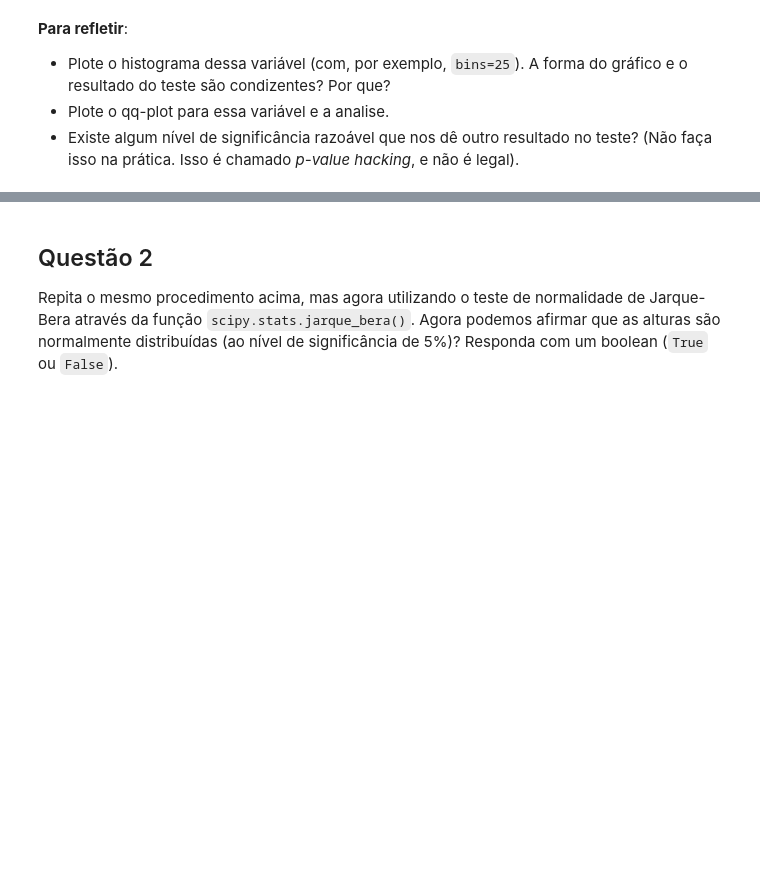
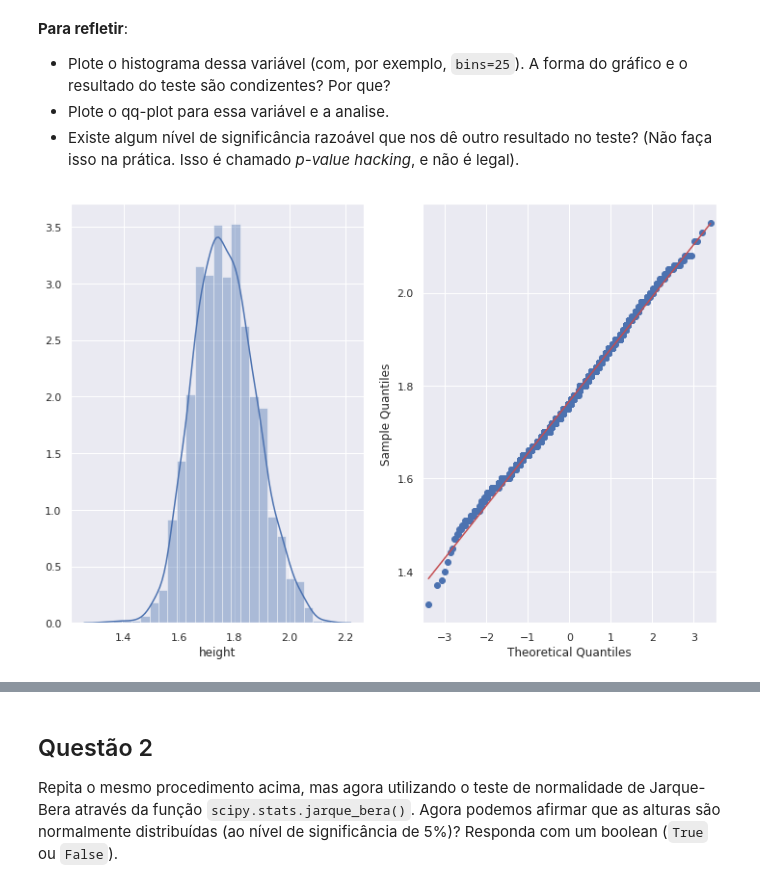
Before and after one commit to viniciusbindewald/data-science-2, a Jupyter notebook: main.ipynb, the cells around one changed output, grey strips where cells are left out. Saved outputs shown, nothing was run; the diff lists cells and outputs as text; code cells hidden in the pictures; blank space fills up the shorter version.

```diff
--- a/main.ipynb
+++ b/main.ipynb
@@ -59,3 +60,4 @@ def get_sample(df, col_name, n=100, seed=42):
 ## Inicia sua análise a partir daqui
 # %%
 # Sua análise começa aqui.
+amostra = get_sample(athletes, 'height', n=3000, seed=42)
@@ -77,0 +124,7 @@ __Para refletir__:
+# %%
+fig, ax =plt.subplots(1,2)
+sns.distplot(amostra, bins= 25,ax=ax[0]);
+qqplot(amostra, line='s', ax=ax[1]);
+fig.show()
+# %% [output]
+[figure, added]
```
Also changed, not shown: parts of 44 cells of this notebook.
